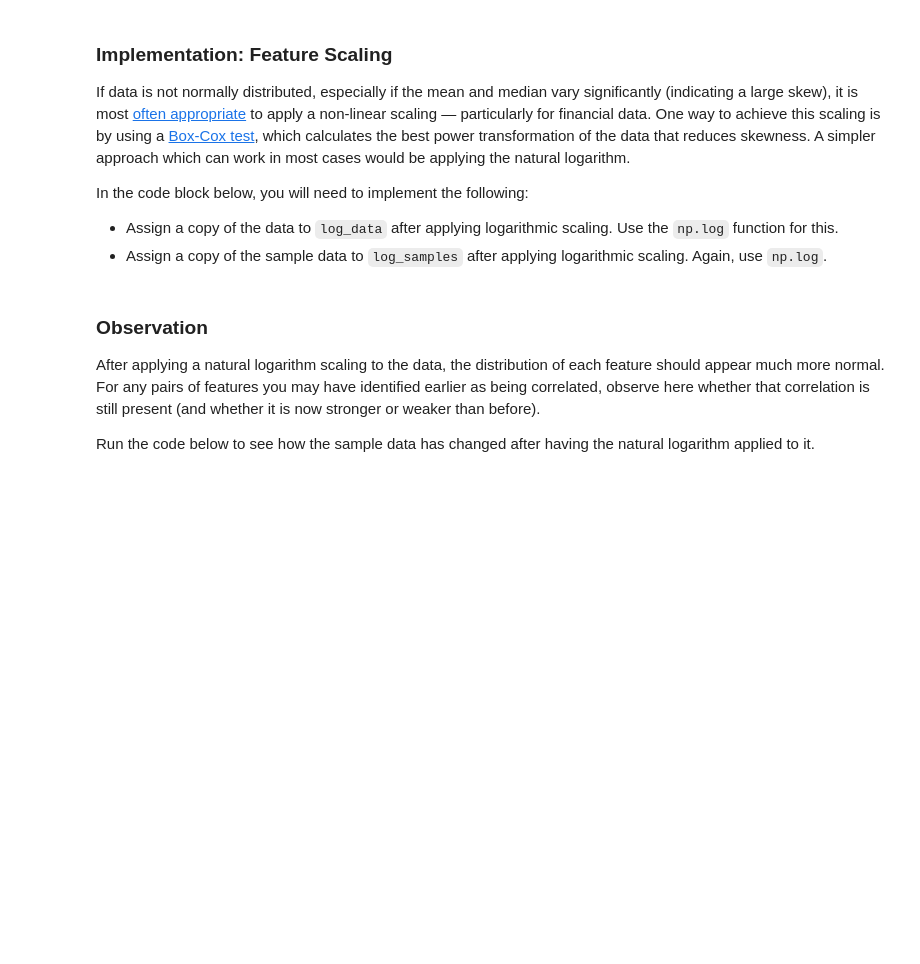
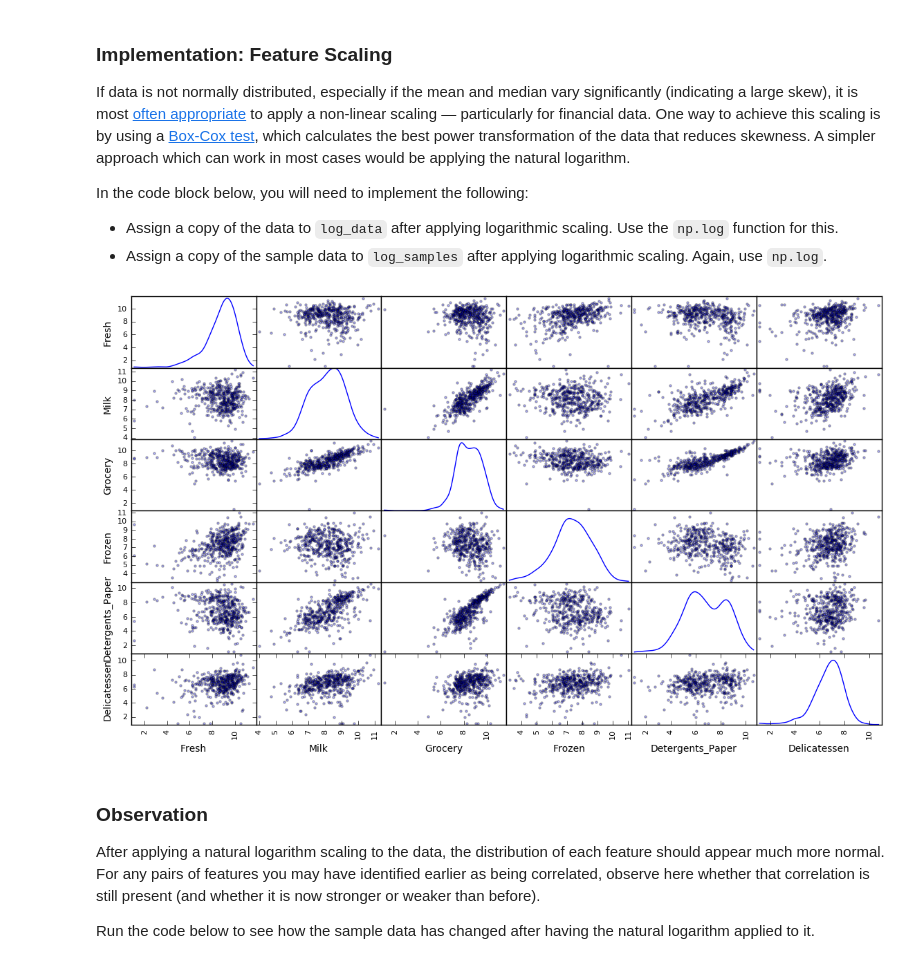
Before and after one commit to mspbannister/mlnd-p3-customer_segments, a Jupyter notebook: customer_segments.ipynb, the cells around one changed output. Saved outputs shown, nothing was run; the diff lists cells and outputs as text; code cells hidden in the pictures; blank space fills up the shorter version.

```diff
--- a/customer_segments.ipynb
+++ b/customer_segments.ipynb
@@ -149,13 +149,15 @@ In the code block below, you will need to implement the following:
  - Assign a copy of the sample data to `log_samples` after applying logarithmic scaling. Again, use `np.log`.
 # %%
 # TODO: Scale the data using the natural logarithm
-log_data = None
+log_data = data.apply(lambda x: np.log(x))
 
 # TODO: Scale the sample data using the natural logarithm
-log_samples = None
+log_samples = samples.apply(lambda x: np.log(x))
 
 # Produce a scatter matrix for each pair of newly-transformed features
 pd.scatter_matrix(log_data, alpha = 0.3, figsize = (14,8), diagonal = 'kde');
+# %% [output]
+[figure, added]
 # %% [markdown]
 ### Observation
 After applying a natural logarithm scaling to the data, the distribution of each feature should appear much more normal. For any pairs of features you may have identified earlier as being correlated, observe here whether that correlation is still present (and whether it is now stronger or weaker than before).
```
Also changed, not shown: parts of 4 cells of this notebook.
